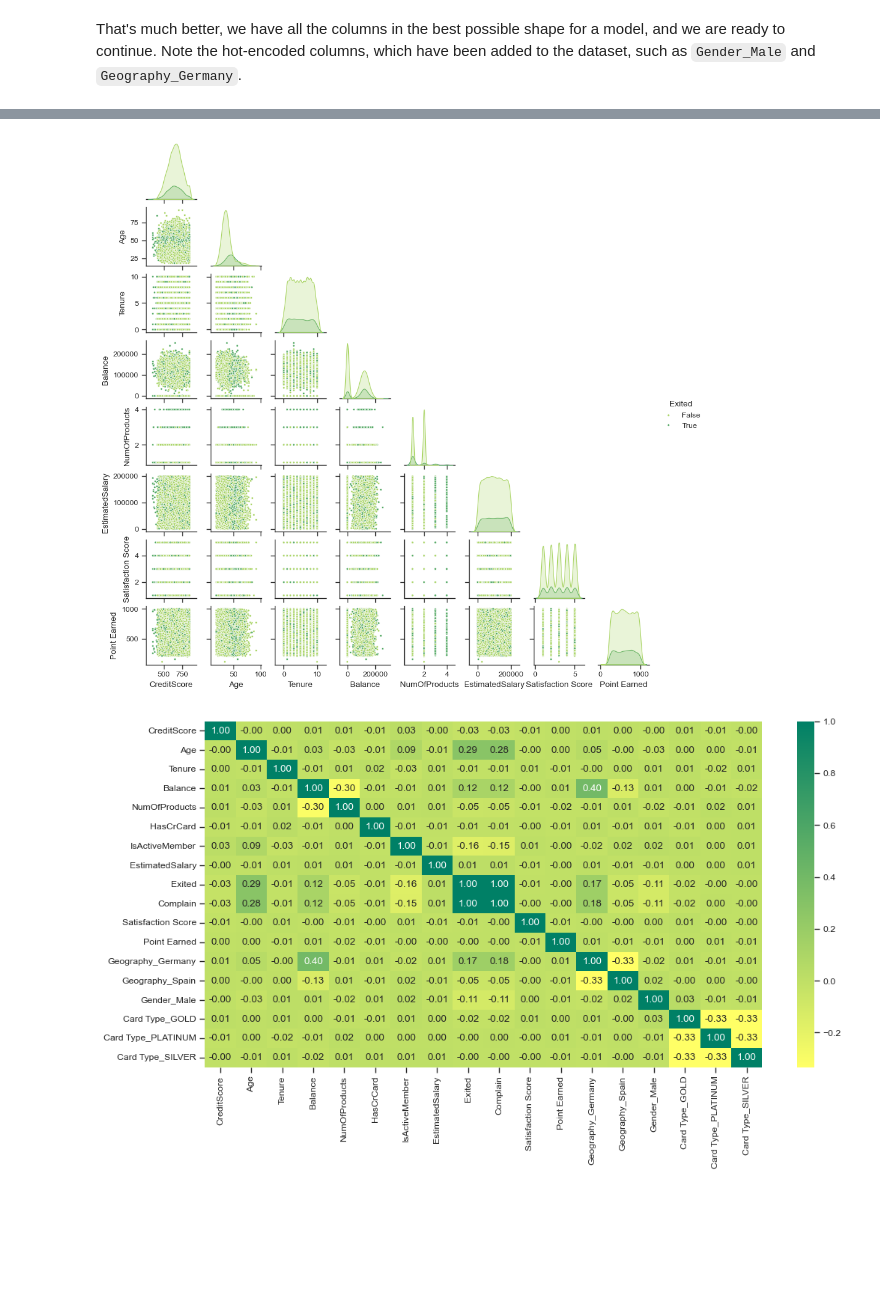
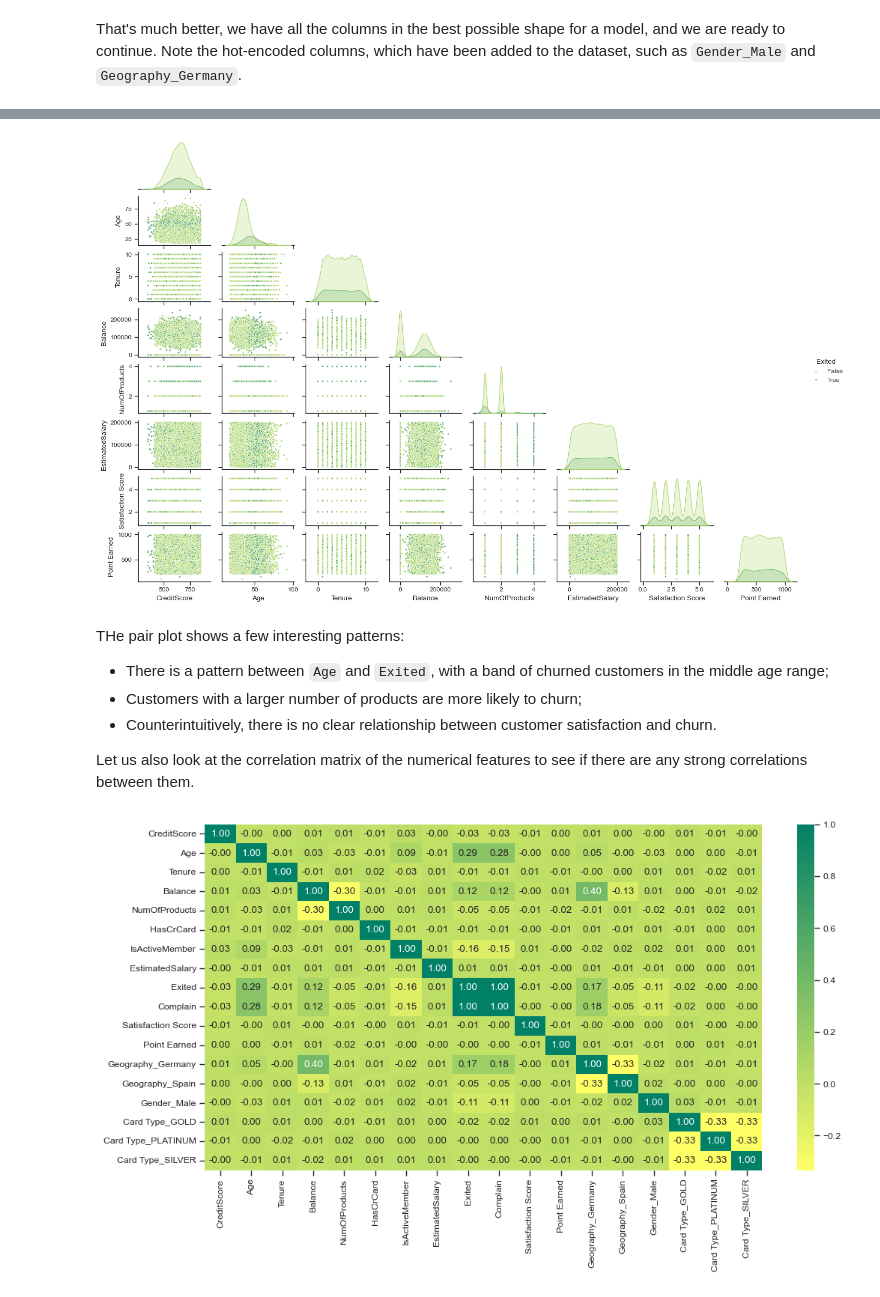
Before and after one commit to pedro-leitao/pedros-experiments, a Jupyter notebook: experiments/customer-churn.ipynb, the cells around one changed output, grey strips where cells are left out. Cells and saved outputs as stored; diff of their text form; code cells hidden in the pictures; blank space fills up the shorter version.

```diff
--- a/experiments/customer-churn.ipynb
+++ b/experiments/customer-churn.ipynb
@@ -279,25 +202,34 @@ Let's look at the distribution of the target variable, `Exited`, which indicates
 # %%
 
 # Pairplot of the dataset for non-categorical features, with Exited as the target (stick to a sample for performance)
 import seaborn as sns
 import matplotlib.pyplot as plt
 
 # Select non-categorical colums only
 non_categorical_columns = churn_encoded.select_dtypes(exclude='bool').columns
 
 # Plot the pairplot for the non-categorical columns only
 sns.set_theme(context="paper", style="ticks")  # Set the style of the visualization
 pairplot = sns.pairplot(
     churn,
     vars=non_categorical_columns,
     hue="Exited",
     palette="summer_r",
     corner=True,
     height=1.15,
+    aspect=1.5,
     markers=[".", "."])
 plt.show()
 # %% [output]
-[figure, old version]
+[figure, new version]
+# %% [markdown]
+THe pair plot shows a few interesting patterns:
+
+- There is a pattern between `Age` and `Exited`, with a band of churned customers in the middle age range;
+- Customers with a larger number of products are more likely to churn;
+- Counterintuitively, there is no clear relationship between customer satisfaction and churn.
+
+Let us also look at the correlation matrix of the numerical features to see if there are any strong correlations between them.
 # %%
 # Plot a correlation heatmap
 plt.figure(figsize=(12, 6))
```
Also changed, not shown: parts of 31 cells of this notebook, 2 other files.
